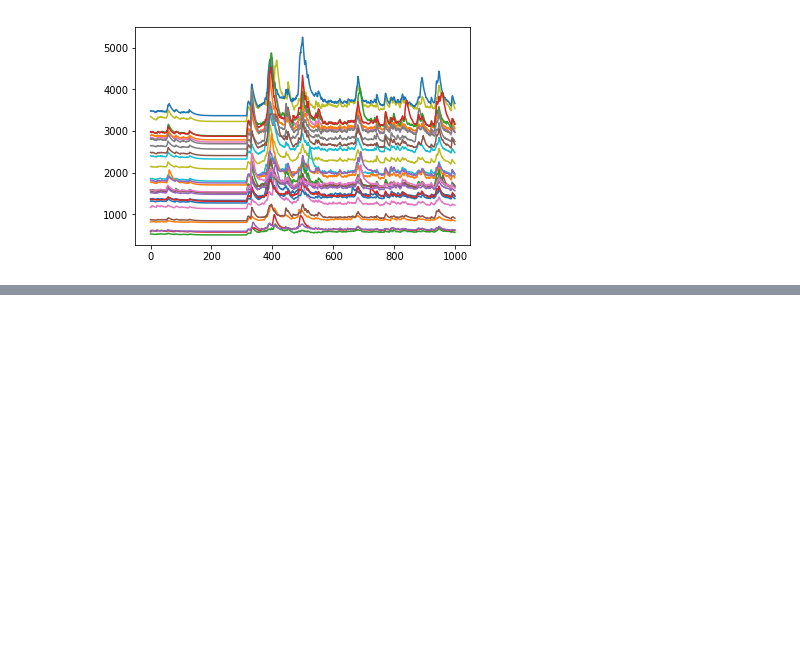
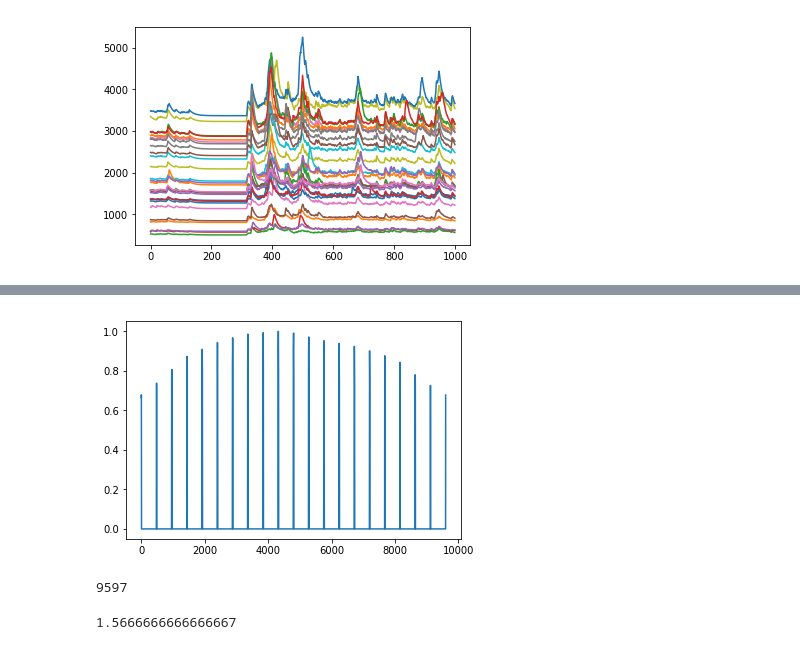
Before and after one commit to marburyvthesea/quest_CNMFE_analysis, a Jupyter notebook: main_cnmfe_e-jjm.ipynb, the cells around one changed output, grey strips where cells are left out. Cells and saved outputs as stored; diff of their text form; code cells hidden in the pictures; blank space fills up the shorter version.

```diff
--- a/main_cnmfe_e-jjm.ipynb
+++ b/main_cnmfe_e-jjm.ipynb
@@ -237,0 +253,17 @@ show()
+# %%
+i = np.where(A[0] != 0)[0]
+# %%
+cell_start = i[0]
+cell_end = i[-1]
+cell_region = A[0][cell_start:cell_end]
+# %%
+plot(cell_region)
+show()
+len(cell_region)
+# %% [output]
+[figure, added]
+9597
+# %%
+752/480
+# %% [output]
+1.5666666666666667
```
Also changed, not shown: parts of 5 cells of this notebook, 1 other file.
